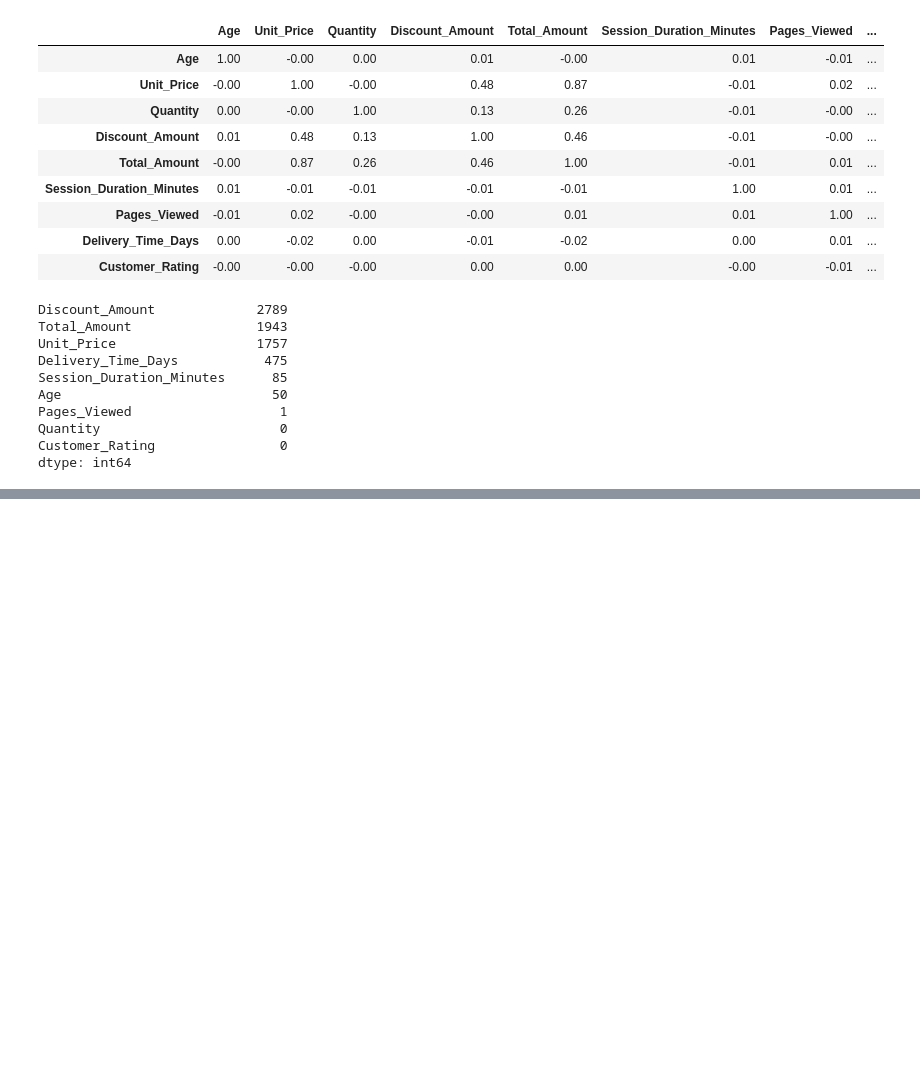
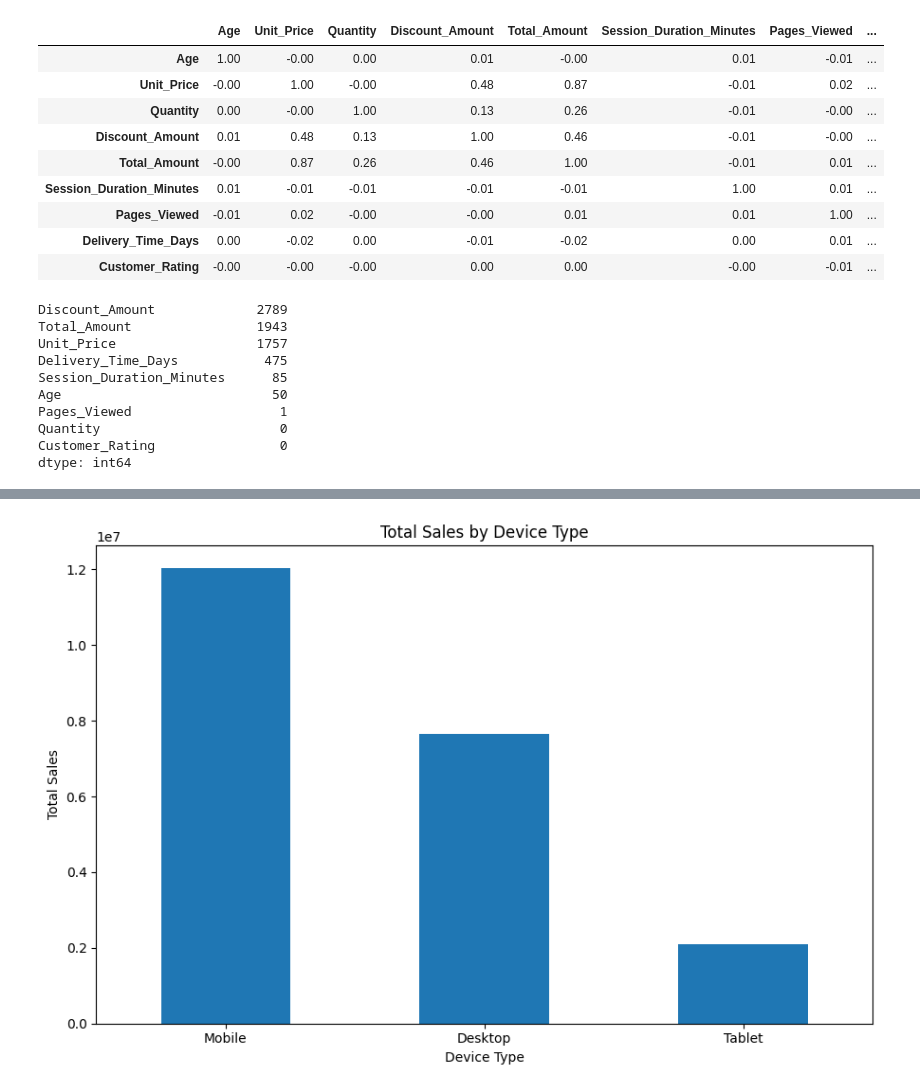
Before and after one commit to ispark381-crypto/E-Commerce-Sales-Analytics, a Jupyter notebook: notebook/ecommerce_customer_behavior_analysis.ipynb, the cells around one changed output, grey strips where cells are left out. Saved outputs shown, nothing was run; the diff lists cells and outputs as text; code cells hidden in the pictures; blank space fills up the shorter version.

```diff
--- a/notebook/ecommerce_customer_behavior_analysis.ipynb
+++ b/notebook/ecommerce_customer_behavior_analysis.ipynb
@@ -386,0 +448,15 @@ dtype: int64
+# %%
+plt.figure(figsize=(9, 6))
+
+device_sales.plot(kind='bar')
+
+plt.title('Total Sales by Device Type')
+plt.xlabel('Device Type')
+plt.ylabel('Total Sales')
+plt.xticks(rotation=0)
+
+plt.tight_layout()
+plt.savefig('../visualizations/sales_by_device_type.png', dpi=300)
+plt.show()
+# %% [output]
+[figure, added]
```
Also changed, not shown: parts of 8 cells of this notebook, 8 other files.
